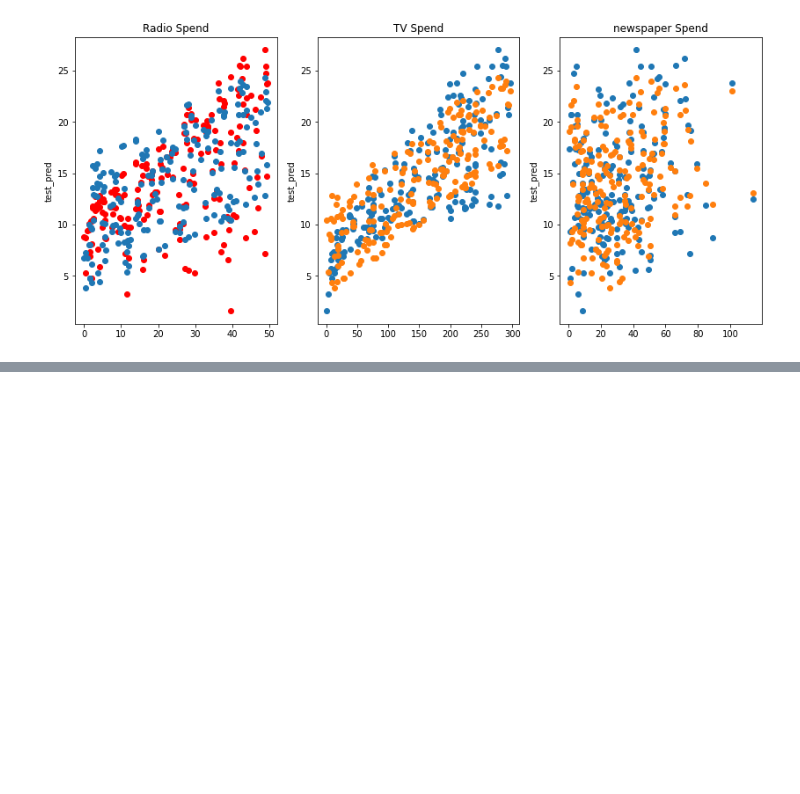
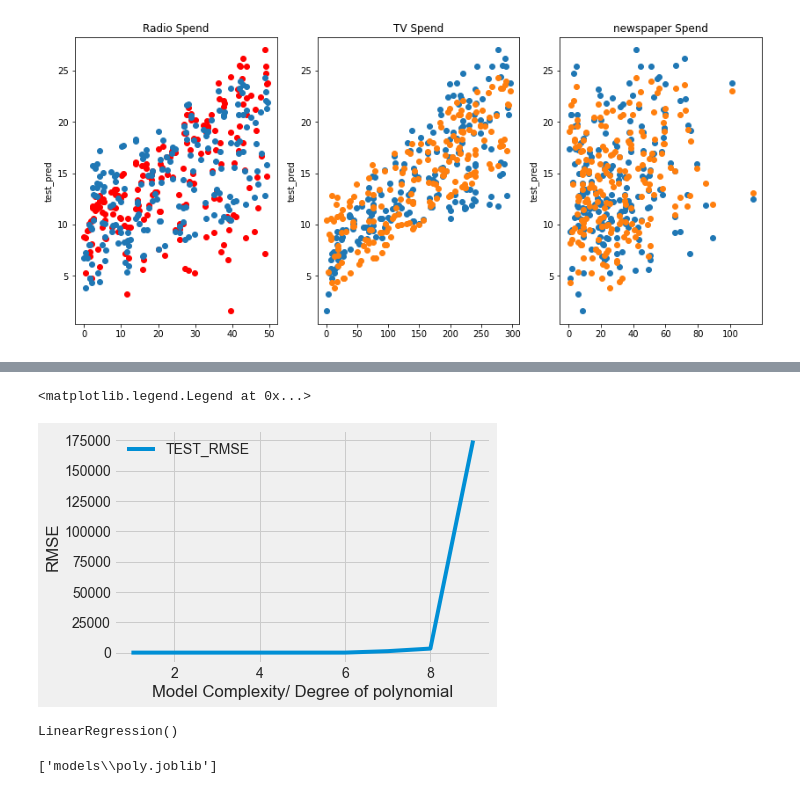
Before and after one commit to Sheiphan/ML_Live-, a Jupyter notebook: Linear Regression.ipynb, the cells around one changed output, grey strips where cells are left out. Drawn from its saved outputs; the diff is of its cells as text; code cells hidden in the pictures; blank space fills up the shorter version.

```diff
--- a/Linear Regression.ipynb
+++ b/Linear Regression.ipynb
@@ -330,0 +572,8 @@ Text(0.5, 1.0, 'newspaper Spend')
+# %%
+plt.plot(range(1,10),test_rmse_errors, label = 'TEST_RMSE' )
+plt.xlabel('Model Complexity/ Degree of polynomial')
+plt.ylabel('RMSE')
+plt.legend()
+# %% [output]
+<matplotlib.legend.Legend at 0x...>
+[figure, added]
@@ -330,0 +584,12 @@ Text(0.5, 1.0, 'newspaper Spend')
+# %%
+full_converted_x = final_poly_converter.fit_transform(X1)
+final_model.fit(full_converted_x,y)
+# %% [output]
+LinearRegression()
+# %%
+model_dir='models'
+os.makedirs(model_dir, exist_ok=True)
+filepath = os.path.join(model_dir, 'poly.joblib')
+dump(final_model, filepath)
+# %% [output]
+['models\\poly.joblib']
```
Also changed, not shown: parts of 44 cells of this notebook, 5 other files.
